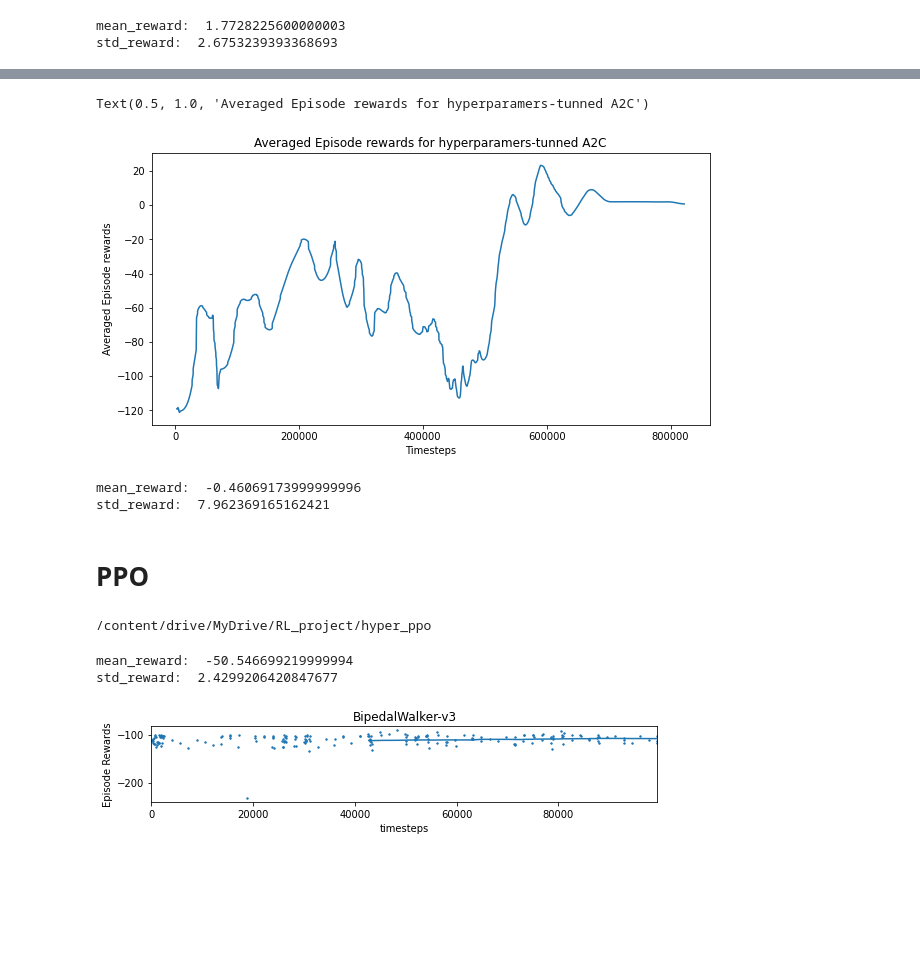
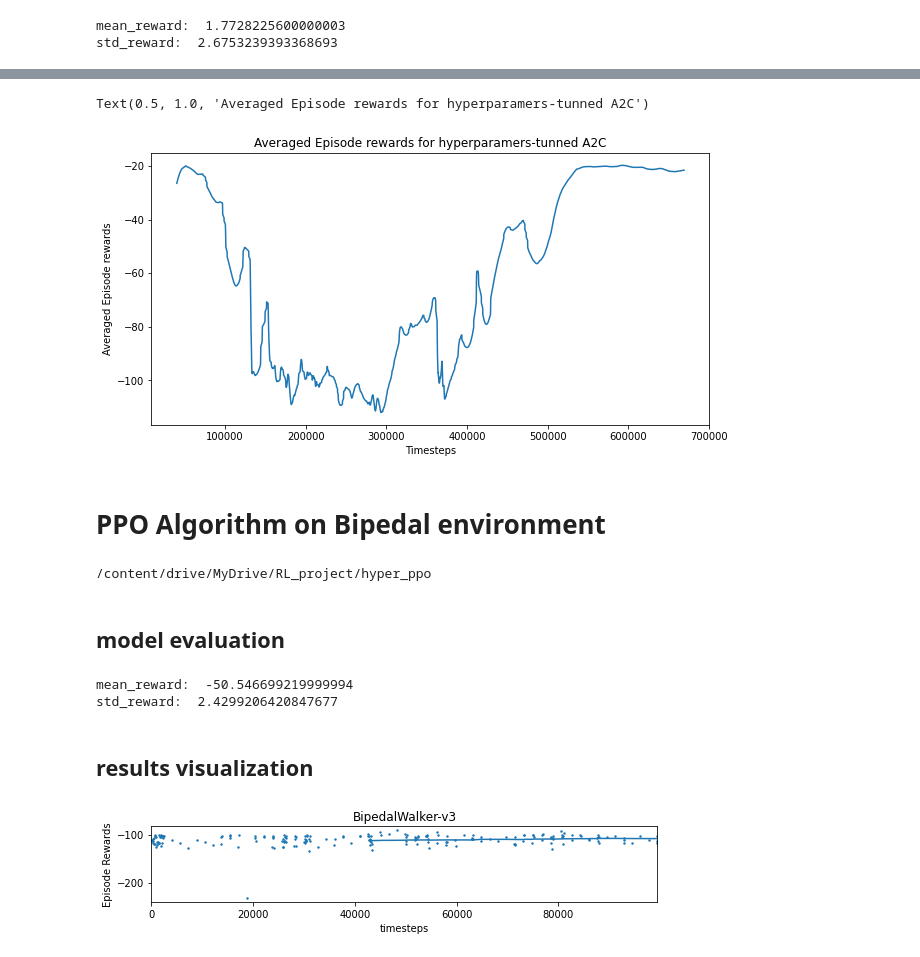
Before and after one commit to Florence-Sun/Algorithm-performance-analysis-on-Bipedal-environment, a Jupyter notebook: Algorithm-performance-analysis-on-BipedalWalker-enviroment.ipynb, the cells around one changed output, grey strips where cells are left out. Drawn from its saved outputs; the diff is of its cells as text; code cells hidden in the pictures; blank space fills up the shorter version.

```diff
--- a/Algorithm-performance-analysis-on-BipedalWalker-enviroment.ipynb
+++ b/Algorithm-performance-analysis-on-BipedalWalker-enviroment.ipynb
@@ -385,25 +375,15 @@ Text(0.5, 1.0, 'Episode rewards for hyperparamers-tunned A2C')
 # %%
-x, y=results_plotter.window_func(x, y, 10, np.mean)
+x, y=results_plotter.window_func(x, y, 20, np.mean)
 plt.figure(figsize=(10, 5))
 plt.plot(x,y)
 plt.xlabel('Timesteps')
 plt.ylabel('Averaged Episode rewards')
 plt.title('Averaged Episode rewards for hyperparamers-tunned A2C')
 # %% [output]
 Text(0.5, 1.0, 'Averaged Episode rewards for hyperparamers-tunned A2C')
-[figure, old version]
+[figure, new version]
-# %%
-log_dir='./'
-env=make_vec_env('BipedalWalker-v3', n_envs=16, monitor_dir=log_dir)
-model1_new_A2C=A2C.load('/content/drive/MyDrive/RL_project/hyper_a2c/best_model.zip', env=env)
-mean_reward, std_reward = evaluate_policy(model1_new_A2C, model1_new_A2C.get_env(), n_eval_episodes=100)
-print('mean_reward: ', mean_reward)
-print('std_reward: ', std_reward)
-# %% [output]
-mean_reward:  -0.46069173999999996
-std_reward:  7.962369165162421
 # %% [markdown]
-# PPO
+# PPO Algorithm on Bipedal environment
 # %%
 %cd /content/drive/MyDrive/RL_project/hyper_ppo
 # %% [output]
@@ -433,6 +413,8 @@ model_PPO = PPO('MlpPolicy', env=env, verbose=0, learning_rate=0.00025, n_steps=
 with ProgressBarManager(500000) as progress_callback:
   # This is equivalent to callback=CallbackList([progress_callback, callback_on_best])
   model_PPO.learn(500000, callback=[progress_callback, callback_on_best])
+# %% [markdown]
+## model evaluation
 # %%
 #load the trained agent
 model_PPO=PPO.load("ppo_bipedal", env=env)
@@ -444,6 +426,8 @@ print('std_reward: ', std_reward)
 # %% [output]
 mean_reward:  -50.546699219999994
 std_reward:  2.4299206420847677
+# %% [markdown]
+## results visualization
 # %%
 from stable_baselines3.common import results_plotter
 
```
Also changed, not shown: parts of 25 cells of this notebook, 41 other files.
